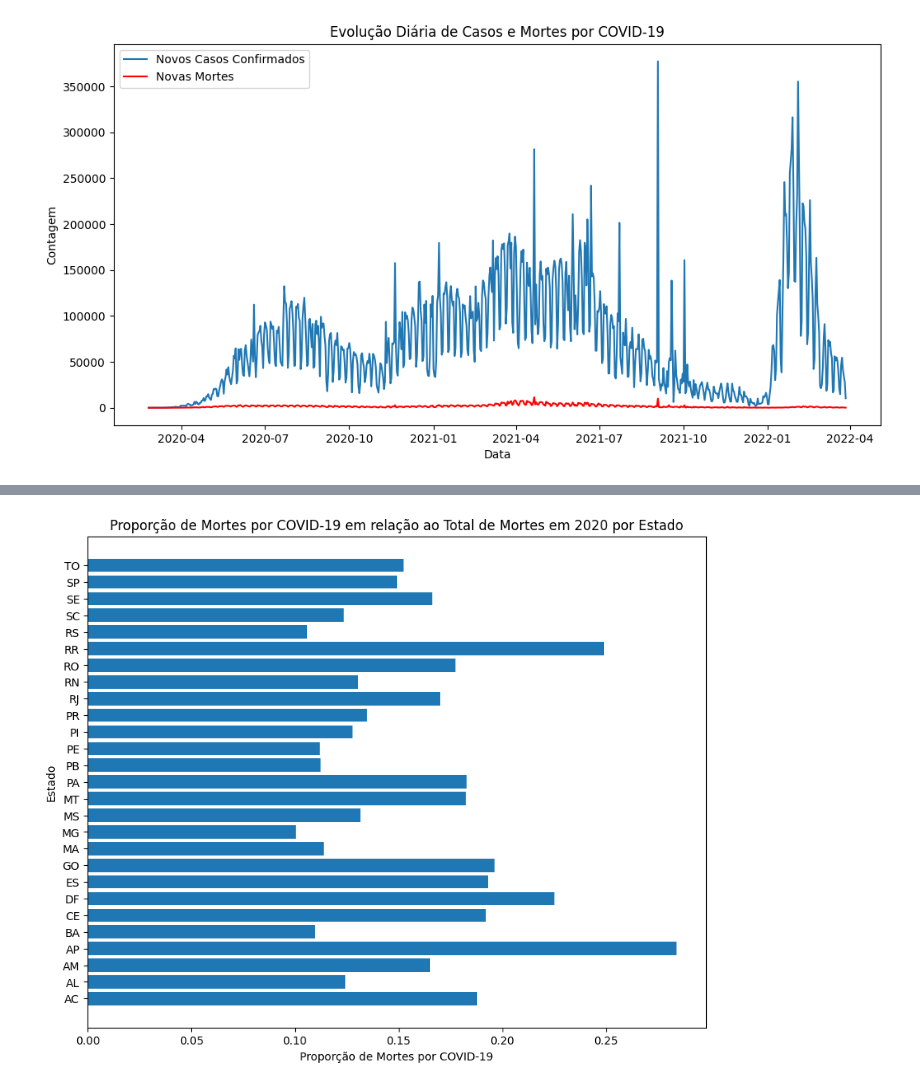
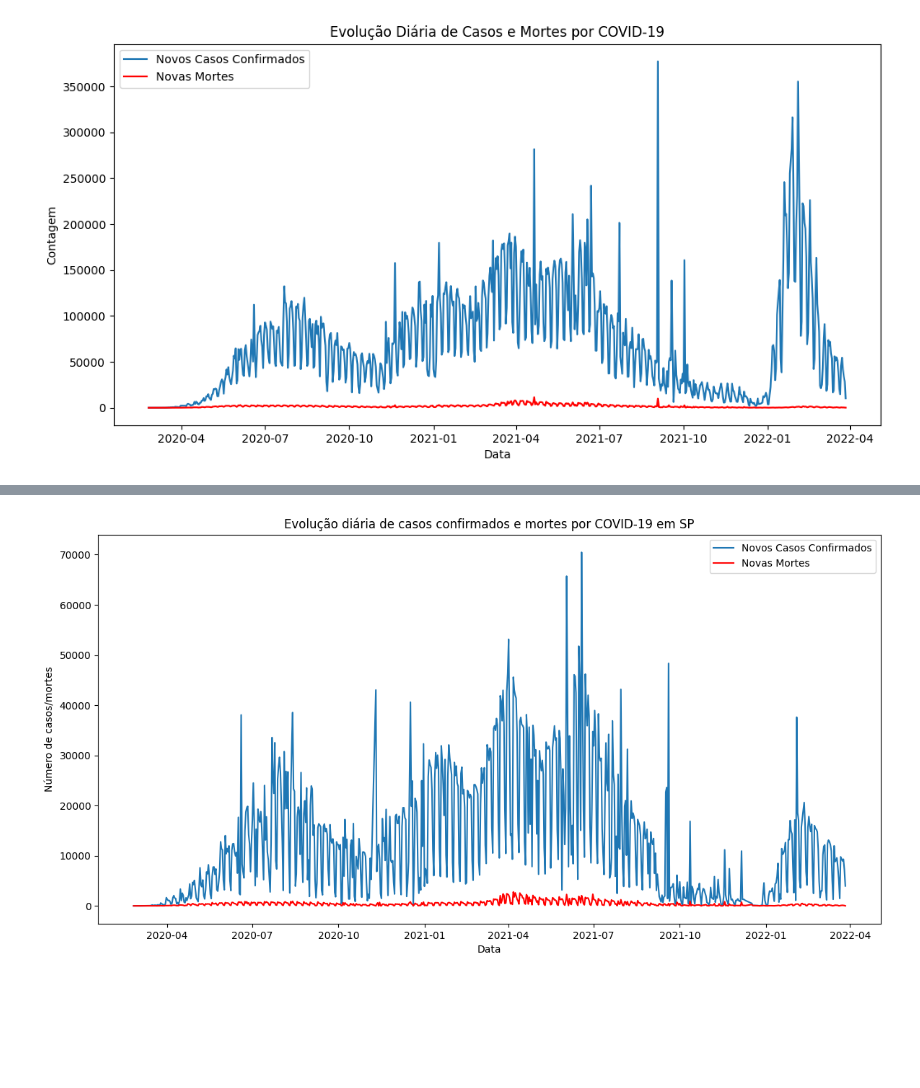
Before and after one commit to gabs4841/Covid-Graficos, a Jupyter notebook: COVID.ipynb, the cells around one changed output, grey strips where cells are left out. Drawn from its saved outputs; the diff is of its cells as text; code cells hidden in the pictures; blank space fills up the shorter version.

```diff
--- a/COVID.ipynb
+++ b/COVID.ipynb
@@ -184,20 +113,0 @@ plt.show()
-# %%
-# Calculando o total de mortes em 2019 e 2020 por estado
-total_mortes_2019_2020 = df.groupby('state').agg({
-    'new_deaths_total_2019': 'sum',
-    'new_deaths_total_2020': 'sum',
-    'new_deaths_covid19': 'sum'
-}).reset_index()
-
-# Calculando a proporção de mortes por COVID-19 em relação ao total de mortes em 2020
-total_mortes_2019_2020['proporcao_covid19'] = total_mortes_2019_2020['new_deaths_covid19'] / total_mortes_2019_2020['new_deaths_total_2020']
-
-# Plotando a proporção de mortes por COVID-19 por estado
-plt.figure(figsize=(10, 8))
-plt.barh(total_mortes_2019_2020['state'], total_mortes_2019_2020['proporcao_covid19'])
-plt.xlabel('Proporção de Mortes por COVID-19')
-plt.ylabel('Estado')
-plt.title('Proporção de Mortes por COVID-19 em relação ao Total de Mortes em 2020 por Estado')
-plt.show()
-# %% [output]
-[figure, removed]
@@ -203,0 +116,8 @@ plt.show()
+# %%
+import pandas as pd
+
+df = pd.read_csv('caso_full.csv')
+
+df_filtered = df[(df['state'] == 'SP') & (df['is_repeated'] == False)]
+
+df_filtered.to_csv('dados_filtrados_SP.csv', index=False)
@@ -203,0 +126,21 @@ plt.show()
+# %%
+import matplotlib.pyplot as plt
+import seaborn as sns
+
+# Converter a coluna 'date' para datetime para facilitar a manipulação
+df['date'] = pd.to_datetime(df['date'])
+
+# Agregando os dados por data
+daily_totals = df.groupby('date').agg({'new_confirmed': 'sum', 'new_deaths': 'sum'}).reset_index()
+
+# Plotando os resultados
+plt.figure(figsize=(14, 7))
+plt.plot(daily_totals['date'], daily_totals['new_confirmed'], label='Novos Casos Confirmados')
+plt.plot(daily_totals['date'], daily_totals['new_deaths'], color='red', label='Novas Mortes')
+plt.title('Evolução diária de casos confirmados e mortes por COVID-19 em SP')
+plt.xlabel('Data')
+plt.ylabel('Número de casos/mortes')
+plt.legend()
+plt.show()
+# %% [output]
+[figure, added]
```
Also changed, not shown: parts of 10 cells of this notebook.
